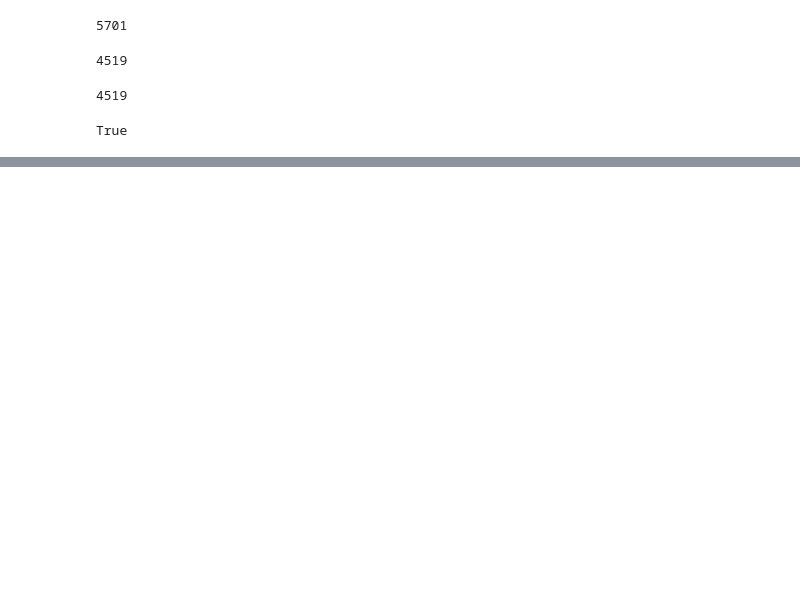
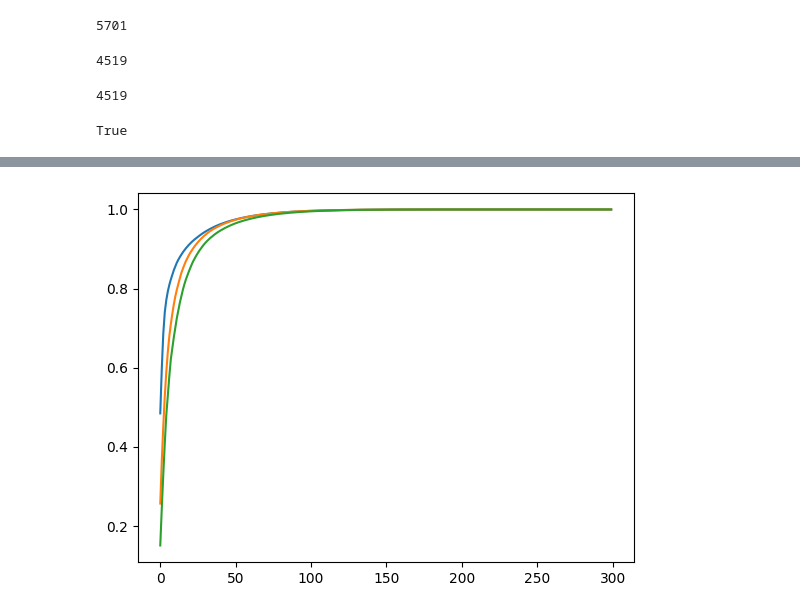
Before and after one commit to RogerPerello/Machine_learning-diamonds, a Jupyter notebook: src/notebooks/project/7.images_processing.ipynb, the cells around one changed output, grey strips where cells are left out. Drawn from its saved outputs; the diff is of its cells as text; code cells hidden in the pictures; blank space fills up the shorter version.

```diff
--- a/src/notebooks/project/7.images_processing.ipynb
+++ b/src/notebooks/project/7.images_processing.ipynb
@@ -94,0 +119,11 @@ df_images_data.head()
+# %%
+# Con 150 componentes ya se obtiene el máximo posible de información
+for number in range(0, 3):
+    pca=PCA()
+    pca.fit(image_matrix[:, :, number])
+    varianza = pca.explained_variance_ratio_
+    varianza_acumualada = np.cumsum(varianza)
+    plt.plot(range(len(varianza)),varianza_acumualada)
+plt.show()
+# %% [output]
+[figure, added]
```
Also changed, not shown: parts of 13 cells of this notebook, 4 other files.
